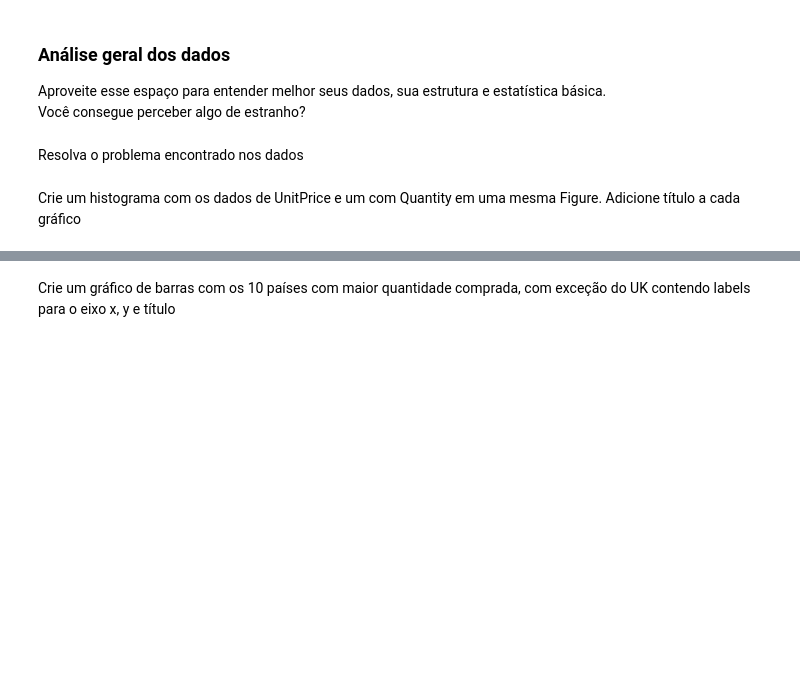
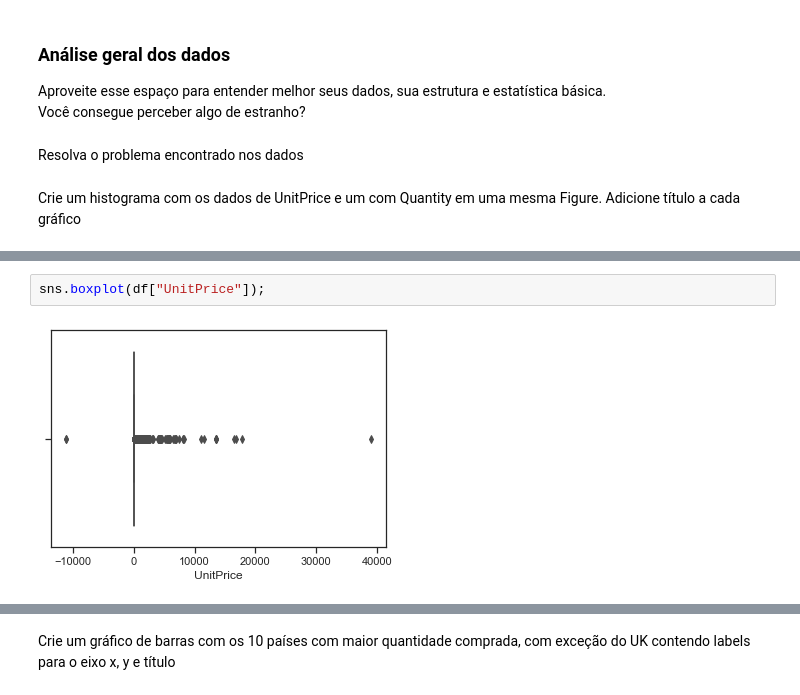
Before and after one commit to patriciacatandi/Lets_Code_Alunos, a Jupyter notebook: 02_Ferramentas_Programação/06_Exercicios/Online_Retail.ipynb, the cells around one changed output, grey strips where cells are left out. Drawn from its saved outputs; the diff is of its cells as text; blank space fills up the shorter version.

```diff
--- a/02_Ferramentas_Programação/06_Exercicios/Online_Retail.ipynb
+++ b/02_Ferramentas_Programação/06_Exercicios/Online_Retail.ipynb
@@ -27,0 +79,4 @@ Crie um histograma com os dados de UnitPrice e um com Quantity em uma mesma Figu
+# %%
+sns.boxplot(df["UnitPrice"]);
+# %% [output]
+[figure, added]
```
Also changed, not shown: parts of 12 cells of this notebook, 7 other files.
